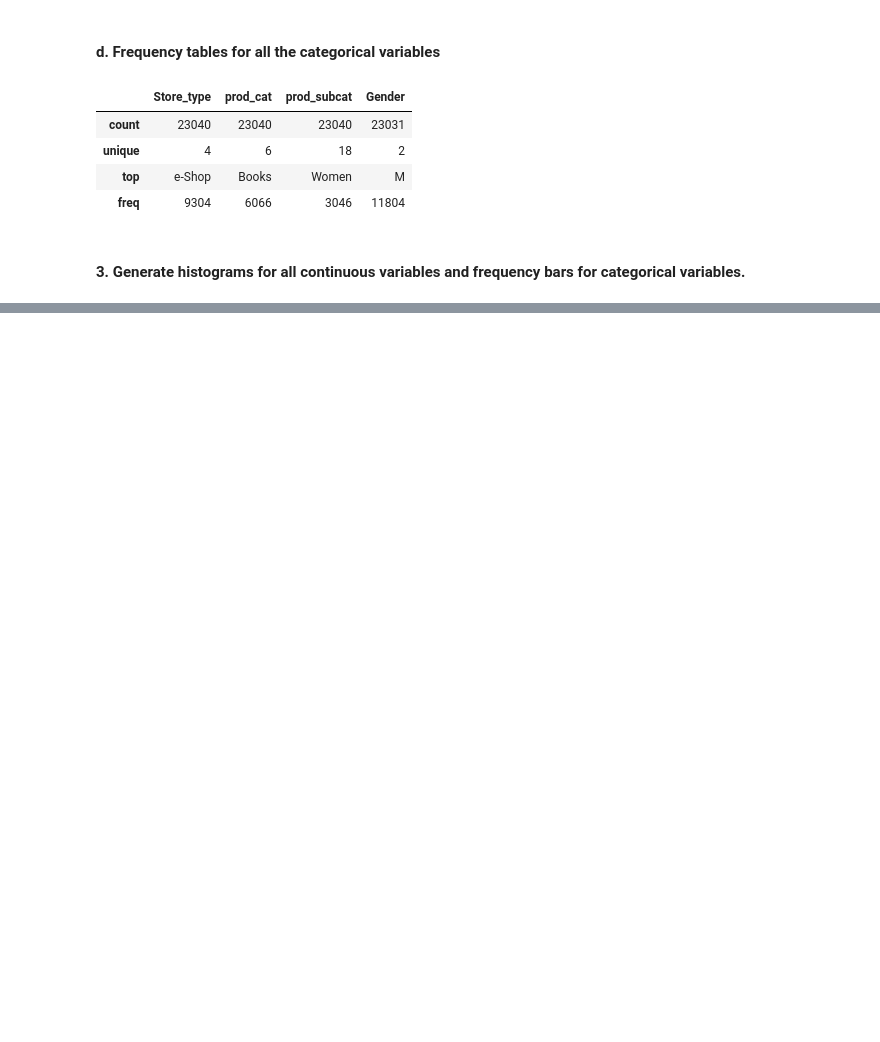
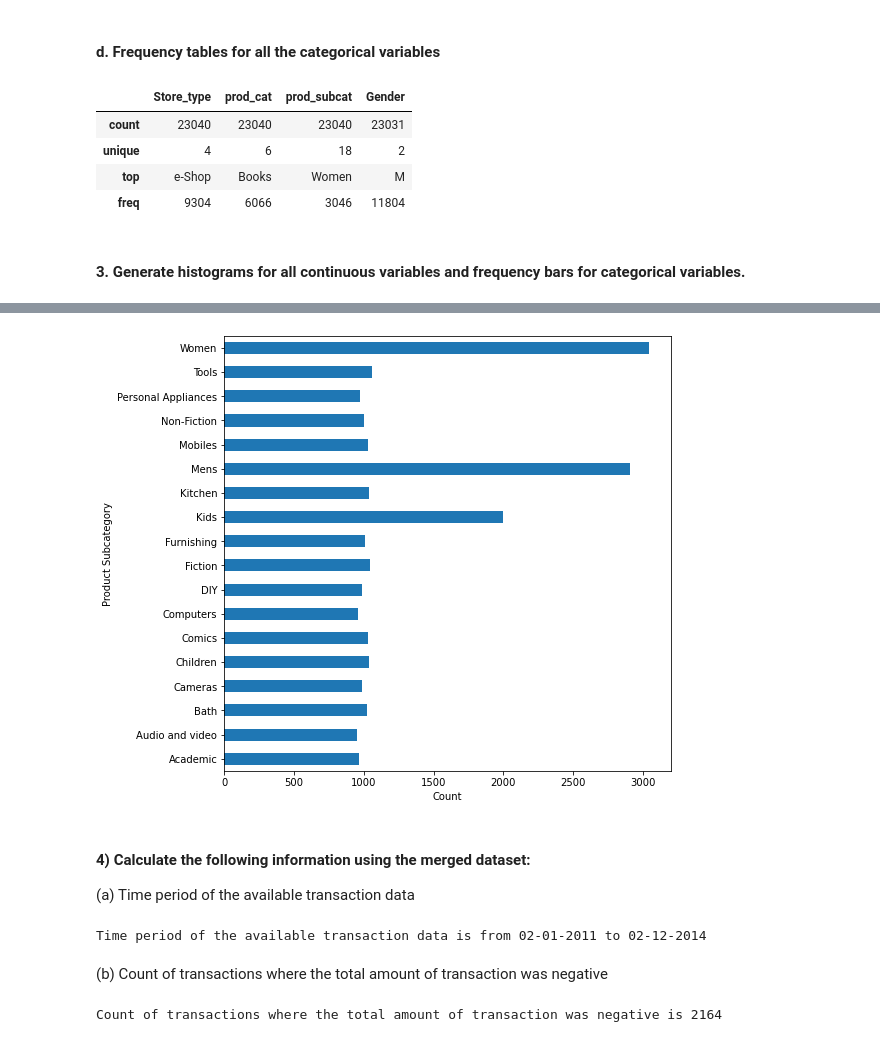
Before and after one commit to r5five/Python-Retail-Data-Analysis, a Jupyter notebook: PythonRetailDataAnalysis.ipynb, the cells around one changed output, grey strips where cells are left out. Saved outputs shown, nothing was run; the diff lists cells and outputs as text; code cells hidden in the pictures; blank space fills up the shorter version.

```diff
--- a/PythonRetailDataAnalysis.ipynb
+++ b/PythonRetailDataAnalysis.ipynb
@@ -281,0 +329,11 @@ customer_final.loc[:,customer_final.dtypes=="object"].describe()
+# %%
+plt.figure(figsize=(8,8))
+category_customer.groupby('prod_subcat')['prod_subcat'].count().plot(kind='barh')
+plt.xlabel('Count')
+plt.ylabel('Product Subcategory')
+plt.show()
+# %% [output]
+[figure, added]
+# %% [markdown]
+#### 4) Calculate the following information using the merged dataset:
+(a) Time period of the available transaction data
@@ -281,0 +343,10 @@ customer_final.loc[:,customer_final.dtypes=="object"].describe()
+# %%
+print("Time period of the available transaction data is from "+ pd.Timestamp.strftime(min_date,format="%d-%m-%Y") + " to " + pd.Timestamp.strftime(max_date,format="%d-%m-%Y"))
+# %% [output]
+Time period of the available transaction data is from 02-01-2011 to 02-12-2014
+# %% [markdown]
+(b) Count of transactions where the total amount of transaction was negative
+# %%
+print("Count of transactions where the total amount of transaction was negative is",customer_final.loc[customer_final["total_amt"] < 0,"transaction_id"].count())
+# %% [output]
+Count of transactions where the total amount of transaction was negative is 2164
```
Also changed, not shown: parts of 24 cells of this notebook.
